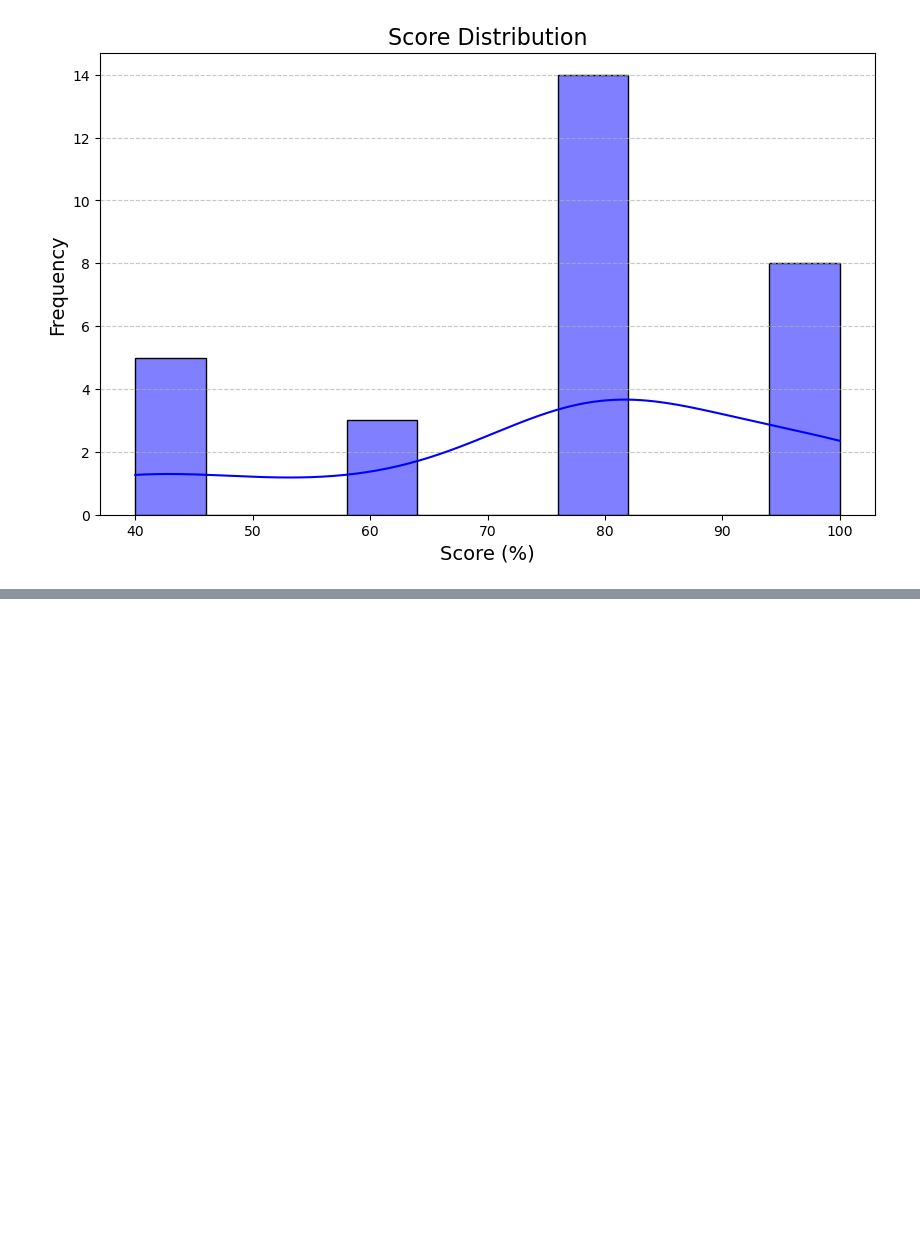
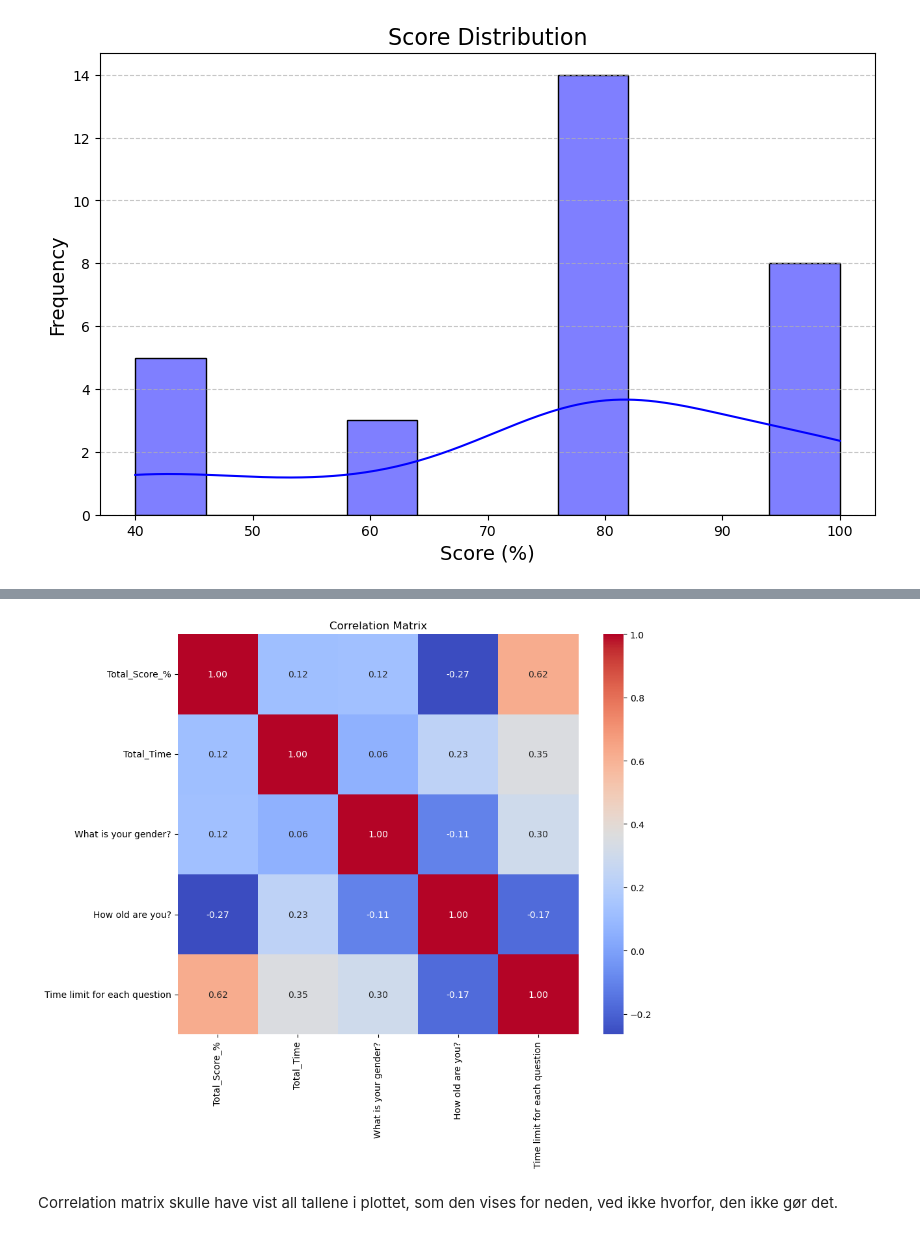
Before and after one commit to ClairNorah/ExperimentInCognitiveScience, a Jupyter notebook: analysis.ipynb, the cells around one changed output, grey strips where cells are left out. Saved outputs shown, nothing was run; the diff lists cells and outputs as text; code cells hidden in the pictures; blank space fills up the shorter version.

Commit message:
Further data analysis

```diff
--- a/analysis.ipynb
+++ b/analysis.ipynb
@@ -132,0 +136,41 @@ plt.show()
+# %%
+# Extract the relevant columns for the correlation matrix
+correlation_columns_reuploaded = [
+    "Total_Score_%",
+    "Total_Time",
+    "What is your gender?",
+    "How old are you?",
+    "Time limit for each question"
+]
+
+# Prepare the data for correlation matrix
+correlation_data = data[correlation_columns_reuploaded].copy()
+
+# Map categorical data to numerical values for correlation
+# Map gender to numerical values
+correlation_data["What is your gender?"] = correlation_data["What is your gender?"].map({"Male": 0, "Female": 1})
+
+# Map time limit to numerical values
+correlation_data["Time limit for each question"] = correlation_data["Time limit for each question"].str.extract('(\d+)').astype(float)
+
+# Convert Total Time to numeric (seconds)
+correlation_data["Total_Time"] = pd.to_numeric(correlation_data["Total_Time"], errors="coerce")
+
+# Drop rows with missing values
+correlation_data = correlation_data.dropna()
+
+# Compute the correlation matrix
+correlation_matrix = correlation_data.corr()
+
+# Visualize the correlation matrix using a heatmap
+import seaborn as sns
+import matplotlib.pyplot as plt
+
+plt.figure(figsize=(10, 8))
+sns.heatmap(correlation_matrix, annot=True, fmt=".2f", cmap="coolwarm", cbar=True, square=True)
+plt.title("Correlation Matrix")
+plt.show()
+# %% [output]
+[figure, added]
+# %% [markdown]
+Correlation matrix skulle have vist all tallene i plottet, som den vises for neden, ved ikke hvorfor, den ikke gør det.
```
Also changed, not shown: parts of 11 cells of this notebook, 4 other files.
